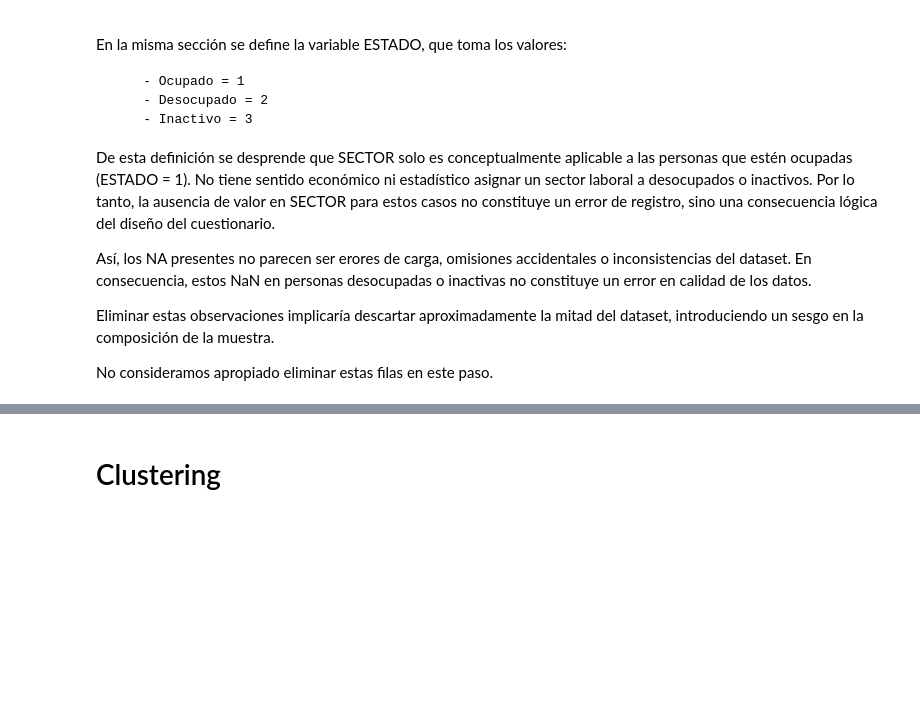
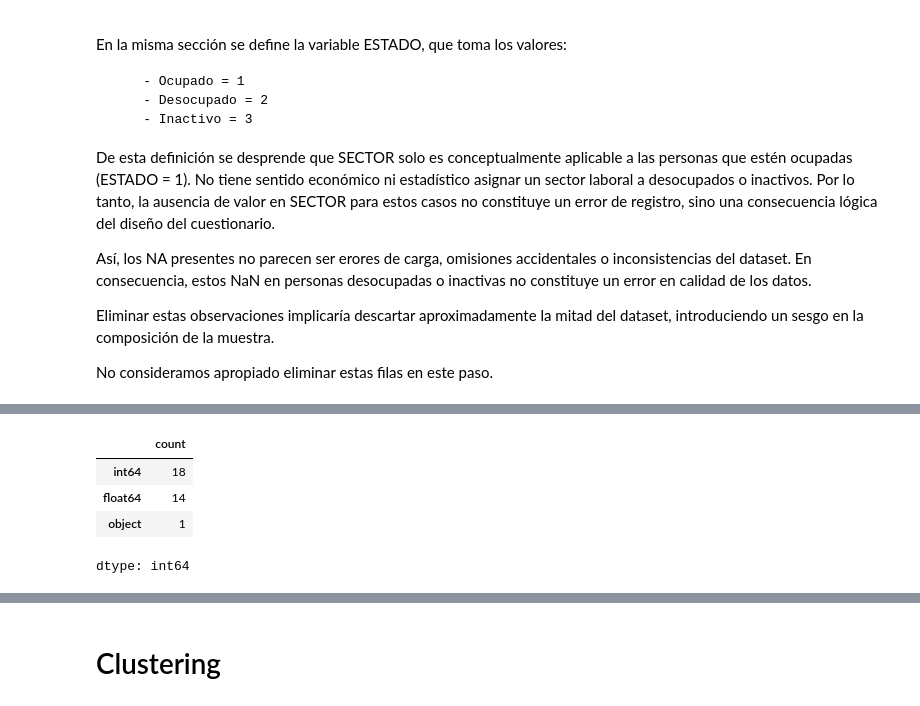
Before and after one commit to davidpalacio1/TP-1-LDD, a Jupyter notebook: TP_2_LDD.ipynb, the cells around one changed output, grey strips where cells are left out. Saved outputs shown, nothing was run; the diff lists cells and outputs as text; code cells hidden in the pictures; blank space fills up the shorter version.

```diff
--- a/TP_2_LDD.ipynb
+++ b/TP_2_LDD.ipynb
@@ -303,0 +351,8 @@ por eso no la convertimos a dummies
+# %%
+df[variables_enunciado].dtypes.value_counts()
+# %% [output]
+|  | count |
+| int64 | 18 |
+| float64 | 14 |
+| object | 1 |
+dtype: int64
```
Also changed, not shown: parts of 9 cells of this notebook.
